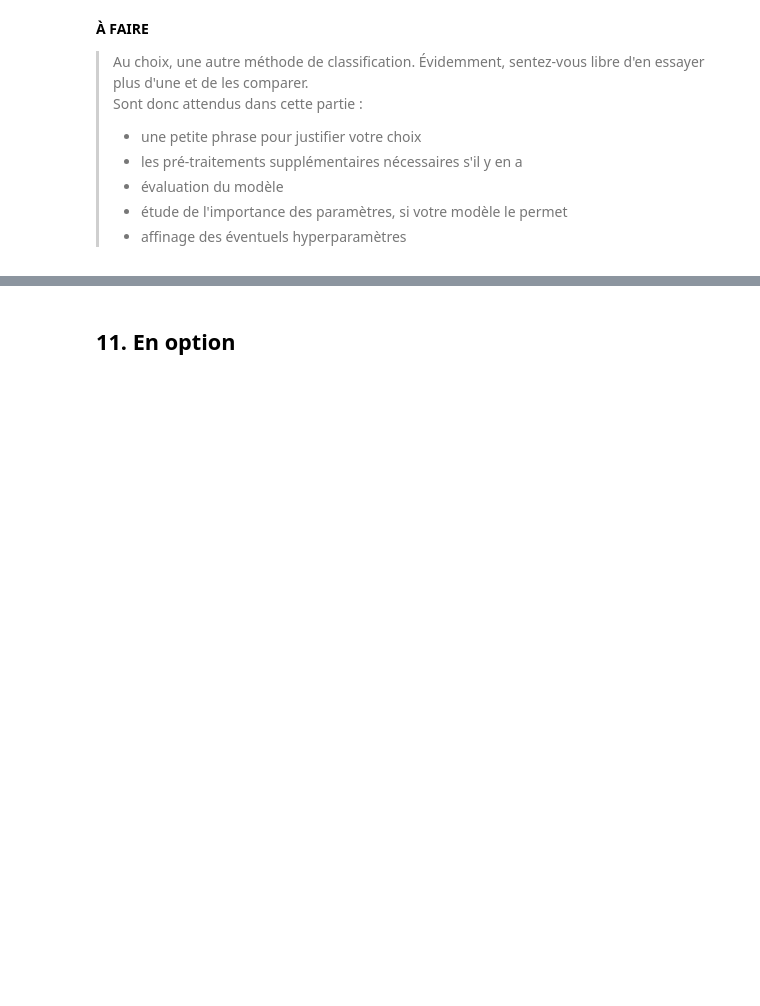
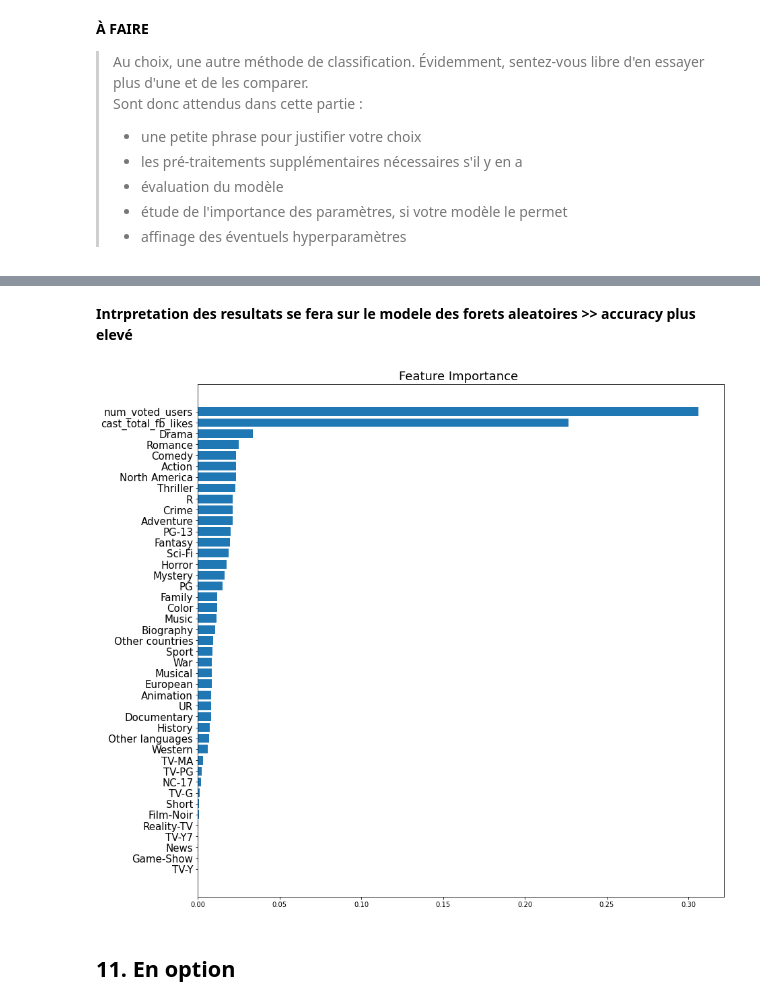
Before and after one commit to adjanorpro18/IA-Modelisation, a Jupyter notebook: Projets/Projet P4 - Révisions ML du preprocessing au template/Projet P4 - revisions ML.ipynb, the cells around one changed output, grey strips where cells are left out. Drawn from its saved outputs; the diff is of its cells as text; code cells hidden in the pictures; blank space fills up the shorter version.

```diff
--- a/Projets/Projet P4 - Révisions ML du preprocessing au template/Projet P4 - revisions ML.ipynb
+++ b/Projets/Projet P4 - Révisions ML du preprocessing au template/Projet P4 - revisions ML.ipynb
@@ -892,0 +936,4 @@ print(reglog1.summary())
+# %%
+svc_rbf = SVC(kernel='rbf', C= 0.1, gamma='scale')
+svc_rbf.fit(X_train, y_train)
+print(classification_report( y_test, svc_rbf.predict(X_test)))
@@ -892,0 +954,4 @@ print(reglog1.summary())
+# %%
+svc_poly = SVC(kernel='poly', C= 1, gamma='scale')
+svc_poly.fit(X_train, y_train)
+print(classification_report( y_test, svc_poly.predict(X_test)))
@@ -892,0 +975,10 @@ print(reglog1.summary())
+# %%
+param_grid = {
+    'max_depth': [50, 100, 150],
+    'n_estimators': [100, 500, 1000, 1500],
+    'random_state' :[0]
+}
+
+grid_search_rfc = GridSearchCV(RandomForestClassifier(), param_grid = param_grid, cv = 3, n_jobs = -1)
+grid_search_rfc.fit(X_train, y_train)
+print(classification_report(y_test, grid_search_rfc.predict(X_test), zero_division=0))
@@ -893,3 +997,16 @@ print(reglog1.summary())
+# %% [markdown]
+**Intrpretation des resultats se fera sur le modele des forets aleatoires >> accuracy plus elevé**
+# %%
+feature_importance = grid_search_rfc.best_estimator_.feature_importances_
+sorted_importance = np.argsort(feature_importance)
+pos = np.arange(len(sorted_importance))
+plt.figure(figsize=(14,14))
+plt.barh(pos, feature_importance[sorted_importance],align='center')
+plt.yticks(pos, X_train.columns[sorted_importance],fontsize=15)
+plt.title('Feature Importance ',fontsize=18)
+plt.show()
+# %% [output]
+[figure, added]
 # %% [markdown]
 ## **11. En option**
 # %% [markdown]
```
Also changed, not shown: parts of 48 cells of this notebook.
